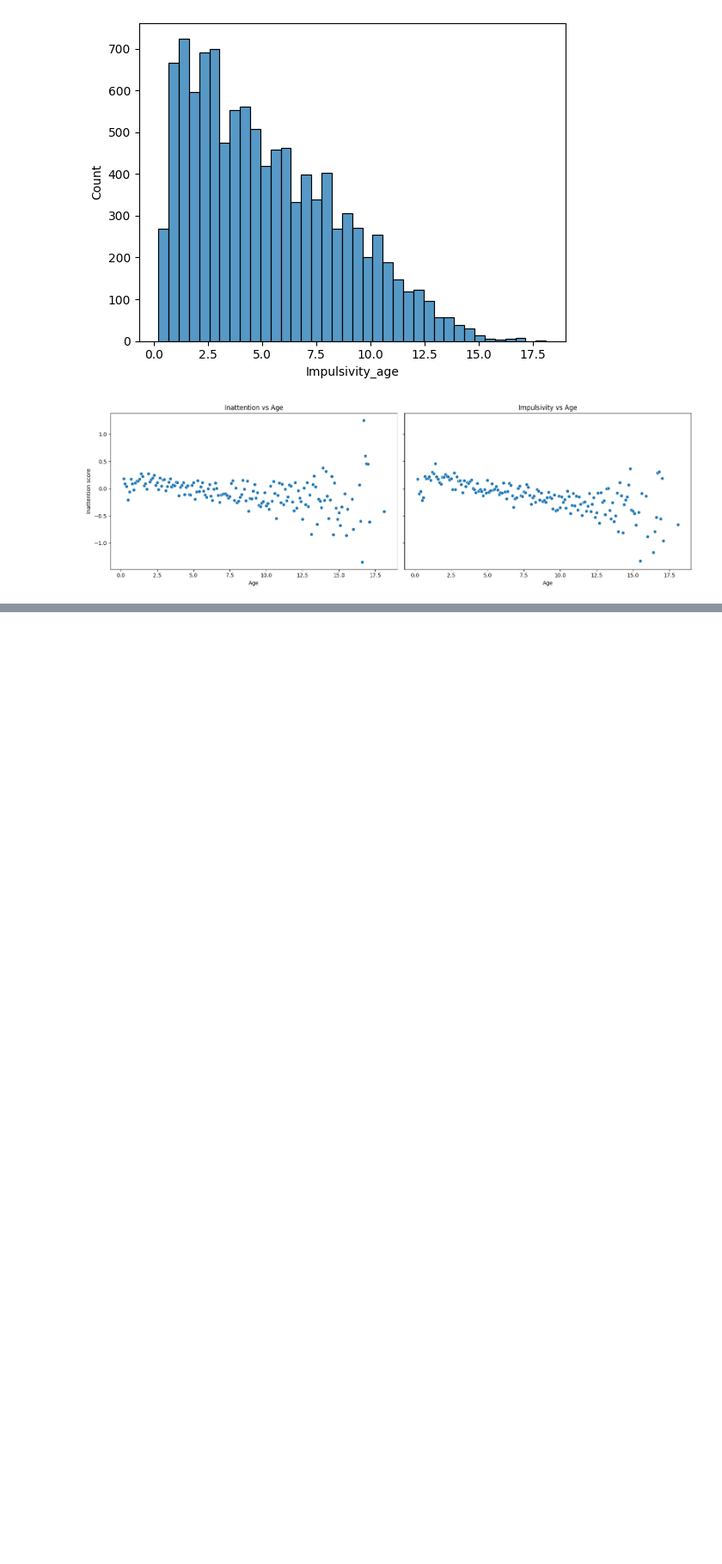
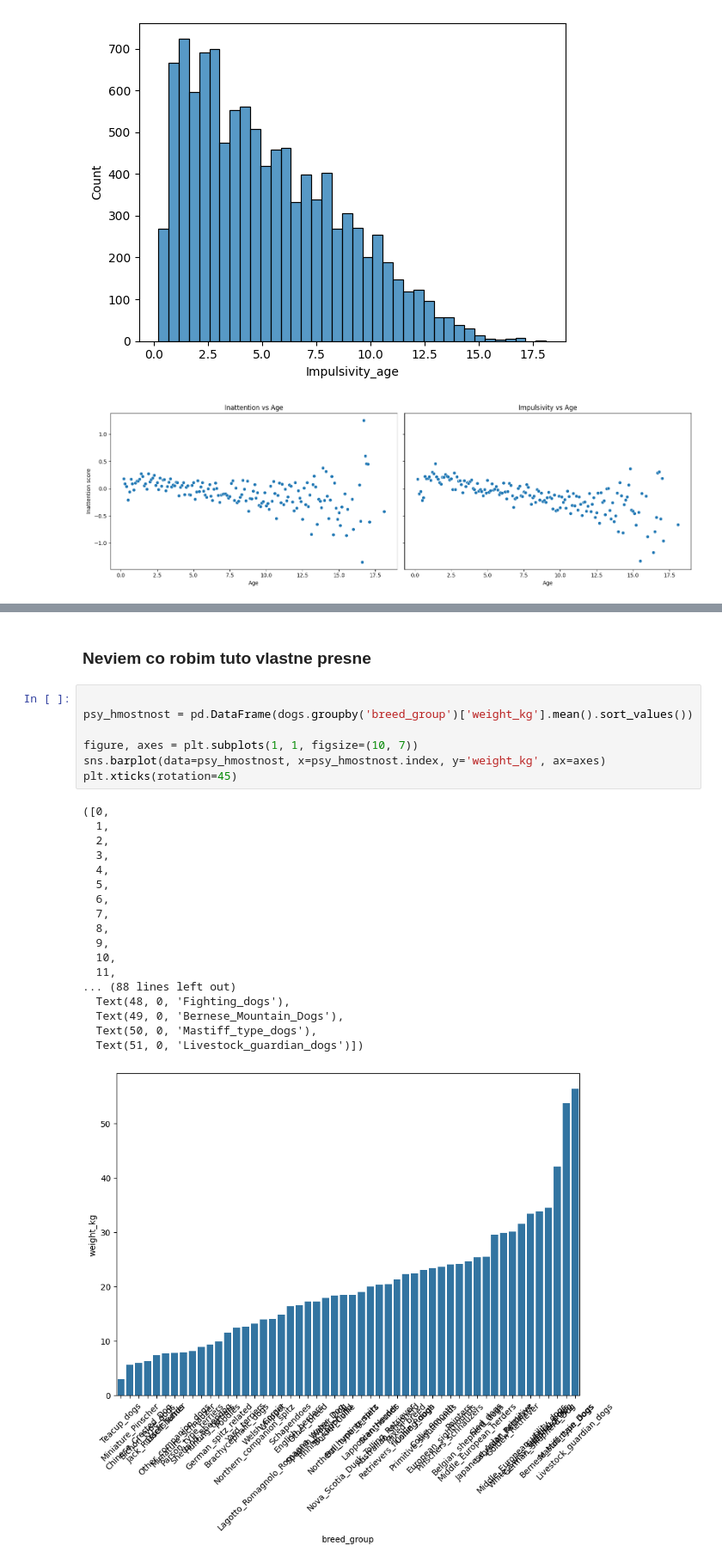
Before and after one commit to Retr-1/AnalyzaPsy, a Jupyter notebook: Analyza_psy.ipynb, the cells around one changed output, grey strips where cells are left out. Shown: that part at 86% size. Saved outputs shown, nothing was run; the diff lists cells and outputs as text; blank space fills up the shorter version.

```diff
--- a/Analyza_psy.ipynb
+++ b/Analyza_psy.ipynb
@@ -318,0 +354,28 @@ plt.show()
+# %% [markdown]
+### Neviem co robim tuto vlastne presne
+# %%
+
+psy_hmostnost = pd.DataFrame(dogs.groupby('breed_group')['weight_kg'].mean().sort_values())
+
+figure, axes = plt.subplots(1, 1, figsize=(10, 7))
+sns.barplot(data=psy_hmostnost, x=psy_hmostnost.index, y='weight_kg', ax=axes)
+plt.xticks(rotation=45)
+# %% [output]
+([0,
+  1,
+  2,
+  3,
+  4,
+  5,
+  6,
+  7,
+  8,
+  9,
+  10,
+  11,
+... (88 lines left out)
+  Text(48, 0, 'Fighting_dogs'),
+  Text(49, 0, 'Bernese_Mountain_Dogs'),
+  Text(50, 0, 'Mastiff_type_dogs'),
+  Text(51, 0, 'Livestock_guardian_dogs')])
+[figure, added]
```
Also changed, not shown: parts of 4 cells of this notebook, 1 other file.
